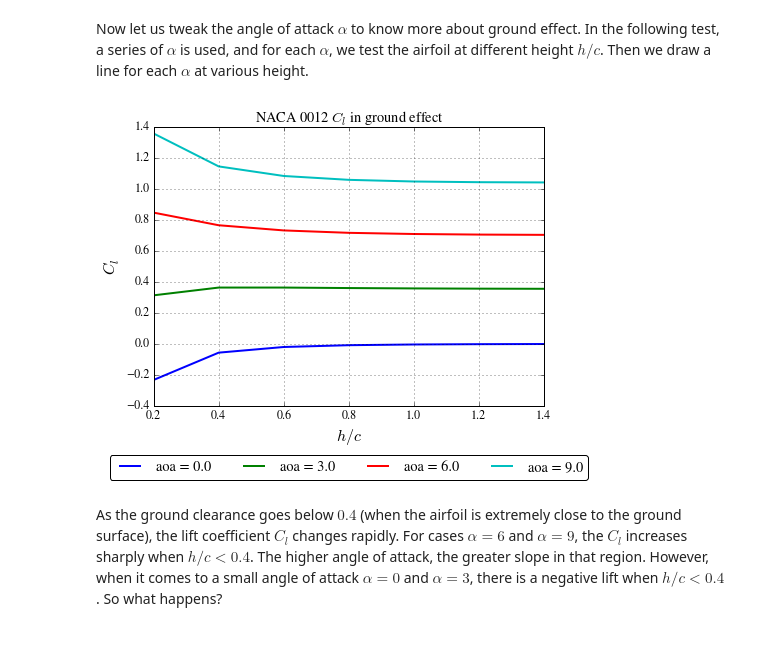
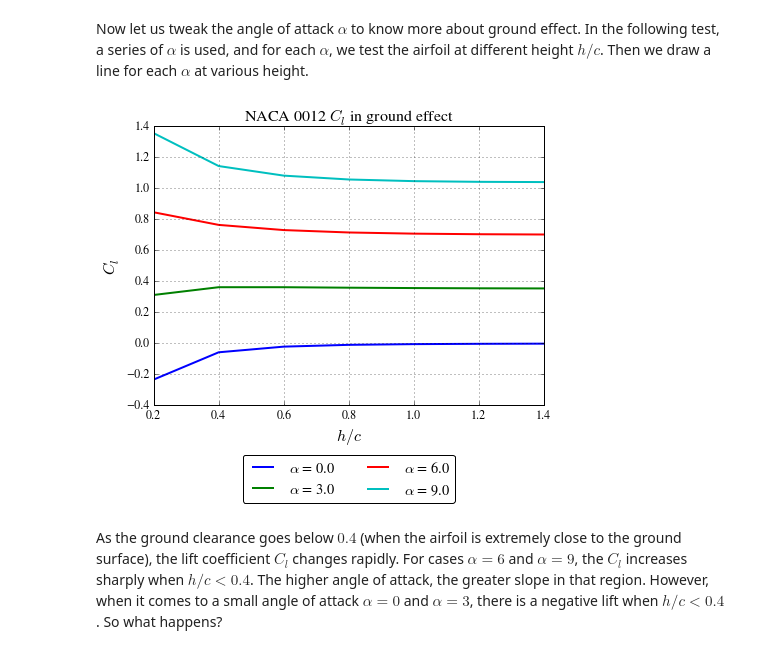
Before and after one commit to barbagroup/AeroPython-studentprojects2015, a Jupyter notebook: Ground-Effect-in-Vortex-Panel-Method/Ground-Effect-in-Vortex-Panel-Method.ipynb, the cells around one changed output. Cells and saved outputs as stored; diff of their text form; code cells hidden in the pictures.

```diff
--- a/Ground-Effect-in-Vortex-Panel-Method/Ground-Effect-in-Vortex-Panel-Method.ipynb
+++ b/Ground-Effect-in-Vortex-Panel-Method/Ground-Effect-in-Vortex-Panel-Method.ipynb
@@ -551,16 +551,16 @@ for i,h in enumerate(h_set):
     xc_set[i], cp_set[i], cl_set[i] = ground_effect('NACA0012_N=100', alpha, h)
 
 rcParams['font.size'] = 12
-styles = ['mx','gx','rx','bx','yx']
+colors = ["#0063be","#fed900","#007836","#ff6f20","#580f8b"]
 # plot the cp distribution and compare with source vortex panel solution
 pyplot.figure(figsize=(7,5))
-pyplot.plot(xc_10, cp_10, 'k--', linewidth=2, label='no ground effect')
+pyplot.plot(xc_10, cp_10, 'k--', linewidth=1, label='no ground effect')
 for i,h in enumerate(h_set):
-    pyplot.plot(xc_set[i], cp_set[i], styles[i], markersize=8, label='h/c = '+str(h))
-pyplot.xlabel('x', fontsize=16)
+    pyplot.plot(xc_set[i], cp_set[i], color=colors[i], linewidth=1.5, label='$h/c$ = '+str(h))
+pyplot.xlabel('$x$', fontsize=16)
 pyplot.ylabel('$C_p$', fontsize=16)
 pyplot.legend(loc=1)
 pyplot.grid('on')
-pyplot.title('NACA 0012 AOA = 10 in ground effect')
+pyplot.title(r'NACA 0012 $C_p$ in ground effect $\quad$ $\alpha = 10$', fontsize=16)
 pyplot.gca().invert_yaxis();
 # %% [output]
@@ -572,20 +572,20 @@ Now let us tweak the angle of attack $\alpha$ to know more about ground effect.
 # %%
 alpha_set = numpy.linspace(0., 9., 4)
 h_set = numpy.linspace(0.2, 1.4, 7)
 cl_set = numpy.zeros(len(h_set), dtype=float)
 pyplot.figure(figsize=(7,5))
 for i, alpha in enumerate(alpha_set):
     for j, h in enumerate(h_set):
         cl_set[j] = ground_effect('NACA0012_N=100', alpha, h)[-1]
-    pyplot.plot(h_set, cl_set, label='aoa = '+str(alpha), linewidth=2)
+    pyplot.plot(h_set, cl_set, label=r'$\alpha$ = '+str(alpha), linewidth=2)
 pyplot.xlabel('$h/c$', fontsize=16)
 pyplot.ylabel('$C_l$', fontsize=16)
-pyplot.title('NACA 0012 $C_l$ in ground effect')
+pyplot.title(r'NACA 0012 $C_l$ in ground effect', fontsize=16)
 pyplot.grid('on')
-pyplot.legend(loc='upper center', bbox_to_anchor=(0.5, -0.15), fancybox=True, ncol=len(alpha_set))
+pyplot.legend(loc='upper center', bbox_to_anchor=(0.5, -0.15), fancybox=True, ncol=2)
 pyplot.show();
 # %% [output]
-[figure, old version]
+[figure, new version]
 # %% [markdown]
 As the ground clearance goes below $0.4$ (when the airfoil is extremely close to the ground surface), the lift coefficient $C_l$ changes rapidly. For cases $\alpha = 6$ and $\alpha = 9$, the $C_l$ increases sharply when $h/c<0.4$. The higher angle of attack, the greater slope in that region. However, when it comes to a small angle of attack $\alpha = 0$ and $\alpha=3$, there is a negative lift when $h/c < 0.4$. So what happens?
 # %% [markdown]
```
Also changed, not shown: parts of 13 cells of this notebook.
